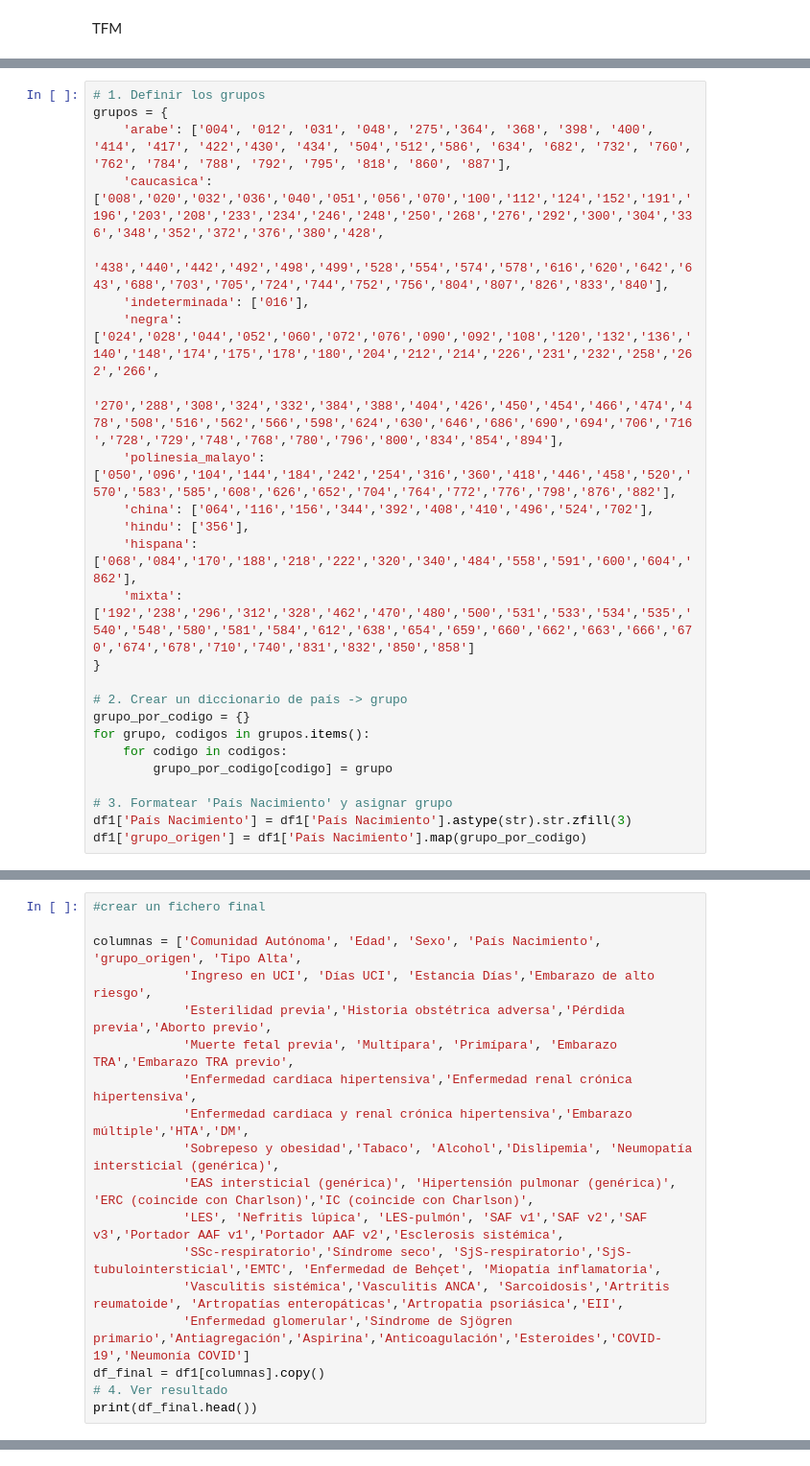
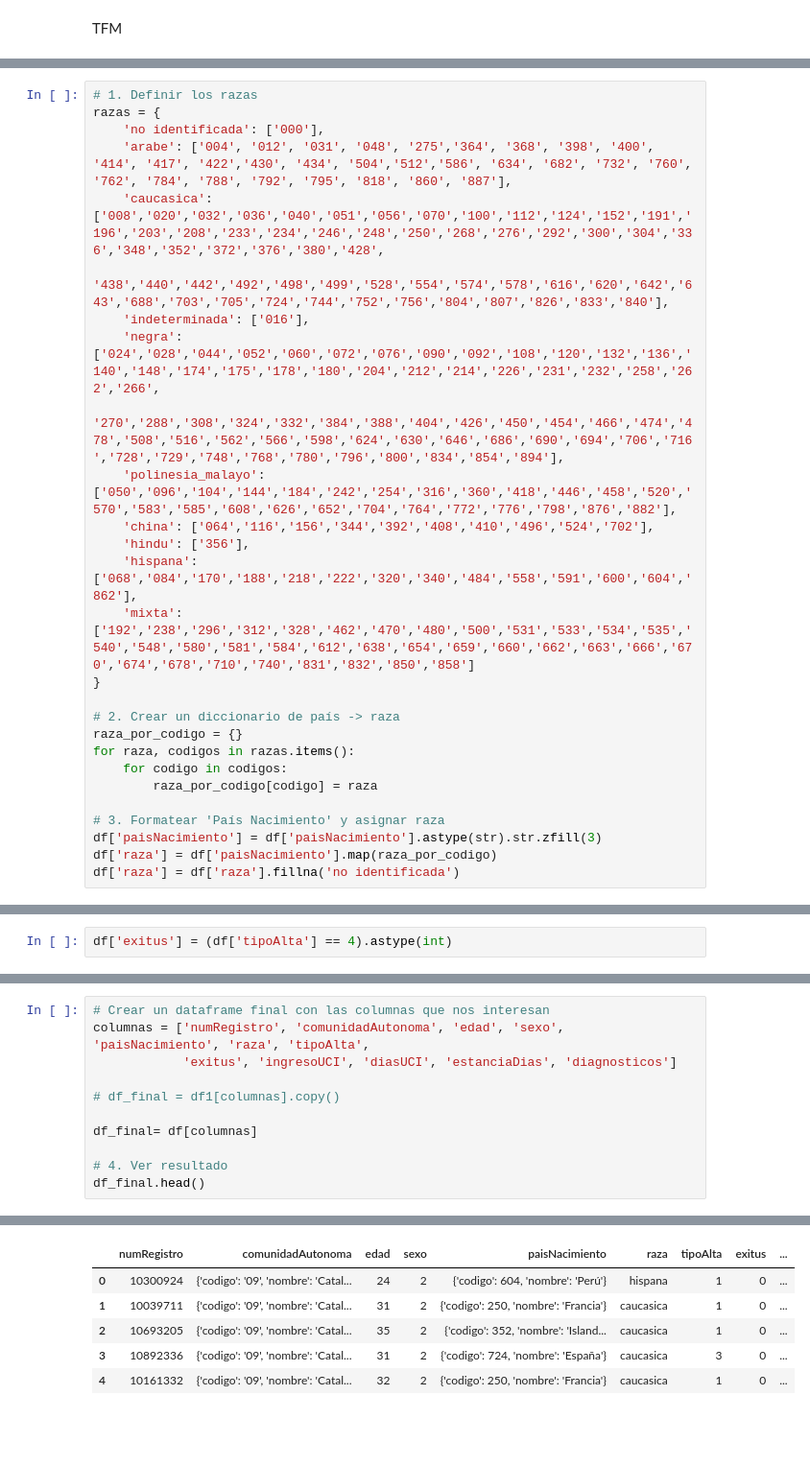
Before and after one commit to hlopezluis/unir-tfm, a Jupyter notebook: sources/scripts python/initial load.ipynb, the cells around one changed output, grey strips where cells are left out. Shown at 96% size. Cells and saved outputs as stored; diff of their text form; blank space fills up the shorter version.

Commit message:
Crear estructura de datos y volcado a Mongo

```diff
--- a/sources/scripts python/initial load.ipynb
+++ b/sources/scripts python/initial load.ipynb
@@ -36,6 +90,7 @@ print(df2.head())
 # %%
-# 1. Definir los grupos
-grupos = {
+# 1. Definir los razas
+razas = {
+    'no identificada': ['000'],
     'arabe': ['004', '012', '031', '048', '275','364', '368', '398', '400', '414', '417', '422','430', '434', '504','512','586', '634', '682', '732', '760', '762', '784', '788', '792', '795', '818', '860', '887'],
     'caucasica': ['008','020','032','036','040','051','056','070','100','112','124','152','191','196','203','208','233','234','246','248','250','268','276','292','300','304','336','348','352','372','376','380','428',
                   '438','440','442','492','498','499','528','554','574','578','616','620','642','643','688','703','705','724','744','752','756','804','807','826','833','840'],
@@ -49,12 +104,13 @@ grupos = {
     'mixta': ['192','238','296','312','328','462','470','480','500','531','533','534','535','540','548','580','581','584','612','638','654','659','660','662','663','666','670','674','678','710','740','831','832','850','858']
 }
 
-# 2. Crear un diccionario de país -> grupo
-grupo_por_codigo = {}
-for grupo, codigos in grupos.items():
+# 2. Crear un diccionario de país -> raza
+raza_por_codigo = {}
+for raza, codigos in razas.items():
     for codigo in codigos:
-        grupo_por_codigo[codigo] = grupo
+        raza_por_codigo[codigo] = raza
 
-# 3. Formatear 'País Nacimiento' y asignar grupo
-df1['País Nacimiento'] = df1['País Nacimiento'].astype(str).str.zfill(3)
-df1['grupo_origen'] = df1['País Nacimiento'].map(grupo_por_codigo)
+# 3. Formatear 'País Nacimiento' y asignar raza
+df['paisNacimiento'] = df['paisNacimiento'].astype(str).str.zfill(3)
+df['raza'] = df['paisNacimiento'].map(raza_por_codigo)
+df['raza'] = df['raza'].fillna('no identificada')
@@ -157,0 +483,2 @@ print(df1.head(10))
+# %%
+df['exitus'] = (df['tipoAlta'] == 4).astype(int)
@@ -158,19 +487,12 @@ print(df1.head(10))
 # %%
-#crear un fichero final
+# Crear un dataframe final con las columnas que nos interesan
+columnas = ['numRegistro', 'comunidadAutonoma', 'edad', 'sexo', 'paisNacimiento', 'raza', 'tipoAlta',
+            'exitus', 'ingresoUCI', 'diasUCI', 'estanciaDias', 'diagnosticos']
 
-columnas = ['Comunidad Autónoma', 'Edad', 'Sexo', 'País Nacimiento', 'grupo_origen', 'Tipo Alta',
-            'Ingreso en UCI', 'Días UCI', 'Estancia Días','Embarazo de alto riesgo',
-            'Esterilidad previa','Historia obstétrica adversa','Pérdida previa','Aborto previo',
-            'Muerte fetal previa', 'Multípara', 'Primípara', 'Embarazo TRA','Embarazo TRA previo',
-            'Enfermedad cardiaca hipertensiva','Enfermedad renal crónica hipertensiva',
-            'Enfermedad cardiaca y renal crónica hipertensiva','Embarazo múltiple','HTA','DM',
-            'Sobrepeso y obesidad','Tabaco', 'Alcohol','Dislipemia', 'Neumopatía intersticial (genérica)',
-            'EAS intersticial (genérica)', 'Hipertensión pulmonar (genérica)', 'ERC (coincide con Charlson)','IC (coincide con Charlson)',
-            'LES', 'Nefritis lúpica', 'LES-pulmón', 'SAF v1','SAF v2','SAF v3','Portador AAF v1','Portador AAF v2','Esclerosis sistémica',
-            'SSc-respiratorio','Síndrome seco', 'SjS-respiratorio','SjS-tubulointersticial','EMTC', 'Enfermedad de Behçet', 'Miopatía inflamatoria',
-            'Vasculitis sistémica','Vasculitis ANCA', 'Sarcoidosis','Artritis reumatoide', 'Artropatías enteropáticas','Artropatia psoriásica','EII',
-            'Enfermedad glomerular','Síndrome de Sjögren primario','Antiagregación','Aspirina','Anticoagulación','Esteroides','COVID-19','Neumonía COVID']
-df_final = df1[columnas].copy()
+# df_final = df1[columnas].copy()
+
+df_final= df[columnas]
+
 # 4. Ver resultado
-print(df_final.head())
+df_final.head()
 # %% [output]
@@ -194,2 +499,8 @@ print(df_final.head())
+|  | numRegistro | comunidadAutonoma | edad | sexo | paisNacimiento | raza | tipoAlta | exitus | ... |
+| 0 | 10300924 | {'codigo': '09', 'nombre': 'Catal... | 24 | 2 | {'codigo': 604, 'nombre': 'Perú'} | hispana | 1 | 0 | ... |
+| 1 | 10039711 | {'codigo': '09', 'nombre': 'Catal... | 31 | 2 | {'codigo': 250, 'nombre': 'Francia'} | caucasica | 1 | 0 | ... |
+| 2 | 10693205 | {'codigo': '09', 'nombre': 'Catal... | 35 | 2 | {'codigo': 352, 'nombre': 'Island... | caucasica | 1 | 0 | ... |
+| 3 | 10892336 | {'codigo': '09', 'nombre': 'Catal... | 31 | 2 | {'codigo': 724, 'nombre': 'España'} | caucasica | 3 | 0 | ... |
+| 4 | 10161332 | {'codigo': '09', 'nombre': 'Catal... | 32 | 2 | {'codigo': 250, 'nombre': 'Francia'} | caucasica | 1 | 0 | ... |
 # %%
 # Guardar el DataFrame en un archivo CSV
```
Also changed, not shown: parts of 25 cells of this notebook.
